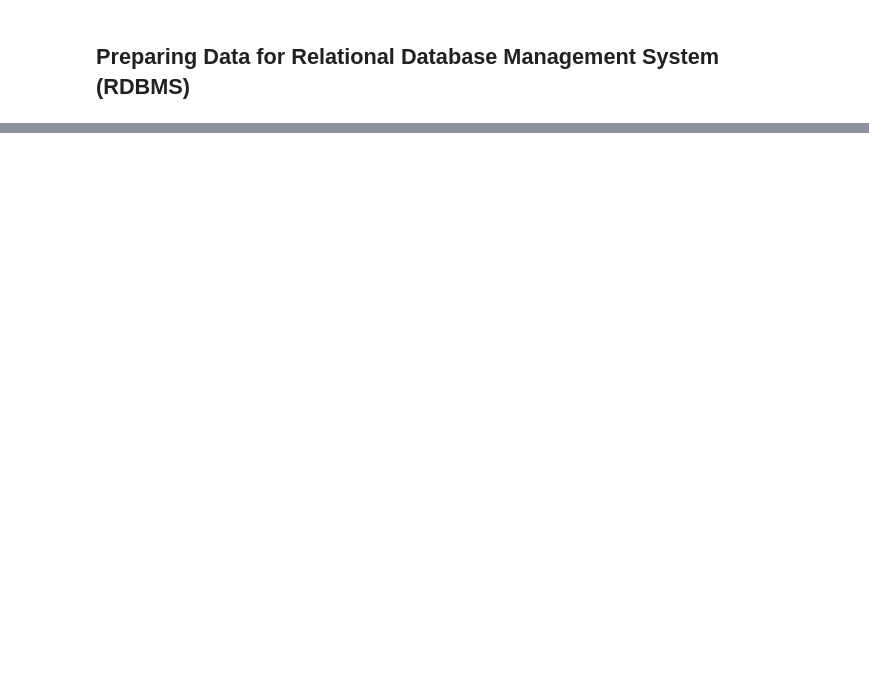
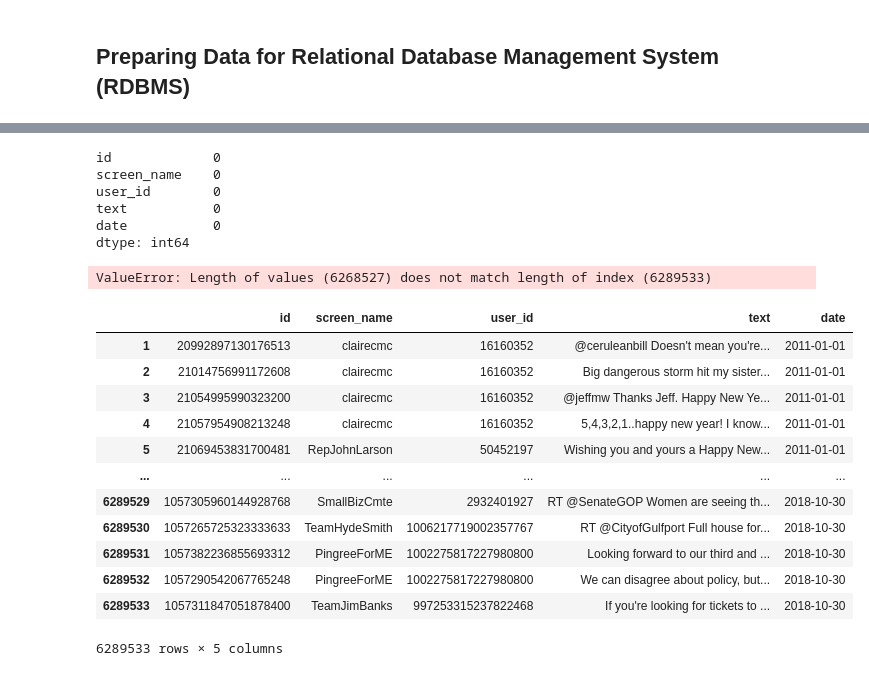
Before and after one commit to deerhjorth/master_thesis25, a Jupyter notebook: data_cleaning.ipynb, the cells around one changed output, grey strips where cells are left out. Saved outputs shown, nothing was run; the diff lists cells and outputs as text; code cells hidden in the pictures; blank space fills up the shorter version.

```diff
--- a/data_cleaning.ipynb
+++ b/data_cleaning.ipynb
@@ -789,0 +866,4 @@ connection.close()
+# %%
+df_tweets = load_csv(tweet_data,gzip=True)
+df_tweets.columns = ['id','screen_name','user_id','text','date']
+df_tweets = df_tweets.iloc[1:] # dropping first row of dataframe
@@ -789,0 +875,52 @@ connection.close()
+# %%
+df_tweets.columns = ['id','screen_name','user_id','text','date']
+df_tweets = df_tweets.iloc[1:] # dropping first row of dataframe
+# %%
+df_tweets = df_tweets.dropna(subset=['text'])
+
+df_tweets.isnull().sum()
+# %% [output]
+id             0
+screen_name    0
+user_id        0
+text           0
+date           0
+dtype: int64
+# %%
+# retrieve specific issue text
+texts_tweets = df_tweets["text"]
+
+# function for preprocessing with tqdm og nlp.pipe
+def preprocess_texts(texts):
+    processed = []
+    for doc in tqdm(nlp.pipe(texts, batch_size=50), total=len(texts)):
+        tokens = [
+            token.lemma_ for token in doc
+            if token.is_alpha and token.lemma_ not in stop_words and len(token.lemma_) > 2
+        ]
+        processed.append(" ".join(tokens))
+    return processed
+
+# apply function
+df_tweets["preprocessed_text"] = preprocess_texts(texts_tweets)
+
+# display result
+print(df_tweets[["text", "preprocessed_text"]].head())
+# %% [output]
+ValueError: Length of values (6268527) does not match length of index (6289533)
+# %%
+df_tweets[['id','screen_name','user_id','preprocessed_text']].to_csv('clean_tweets.csv')
+# %% [output]
+|  | id | screen_name | user_id | text | date |
+| 1 | 20992897130176513 | clairecmc | 16160352 | @ceruleanbill Doesn't mean you're... | 2011-01-01 |
+| 2 | 21014756991172608 | clairecmc | 16160352 | Big dangerous storm hit my sister... | 2011-01-01 |
+| 3 | 21054995990323200 | clairecmc | 16160352 | @jeffmw Thanks Jeff. Happy New Ye... | 2011-01-01 |
+| 4 | 21057954908213248 | clairecmc | 16160352 | 5,4,3,2,1..happy new year! I know... | 2011-01-01 |
+| 5 | 21069453831700481 | RepJohnLarson | 50452197 | Wishing you and yours a Happy New... | 2011-01-01 |
+| ... | ... | ... | ... | ... | ... |
+| 6289529 | 1057305960144928768 | SmallBizCmte | 2932401927 | RT @SenateGOP Women are seeing th... | 2018-10-30 |
+| 6289530 | 1057265725323333633 | TeamHydeSmith | 1006217719002357767 | RT @CityofGulfport Full house for... | 2018-10-30 |
+| 6289531 | 1057382236855693312 | PingreeForME | 1002275817227980800 | Looking forward to our third and ... | 2018-10-30 |
+| 6289532 | 1057290542067765248 | PingreeForME | 1002275817227980800 | We can disagree about policy, but... | 2018-10-30 |
+| 6289533 | 1057311847051878400 | TeamJimBanks | 997253315237822468 | If you're looking for tickets to ... | 2018-10-30 |
+6289533 rows × 5 columns
```
Also changed, not shown: parts of 18 cells of this notebook, 2 other files.
